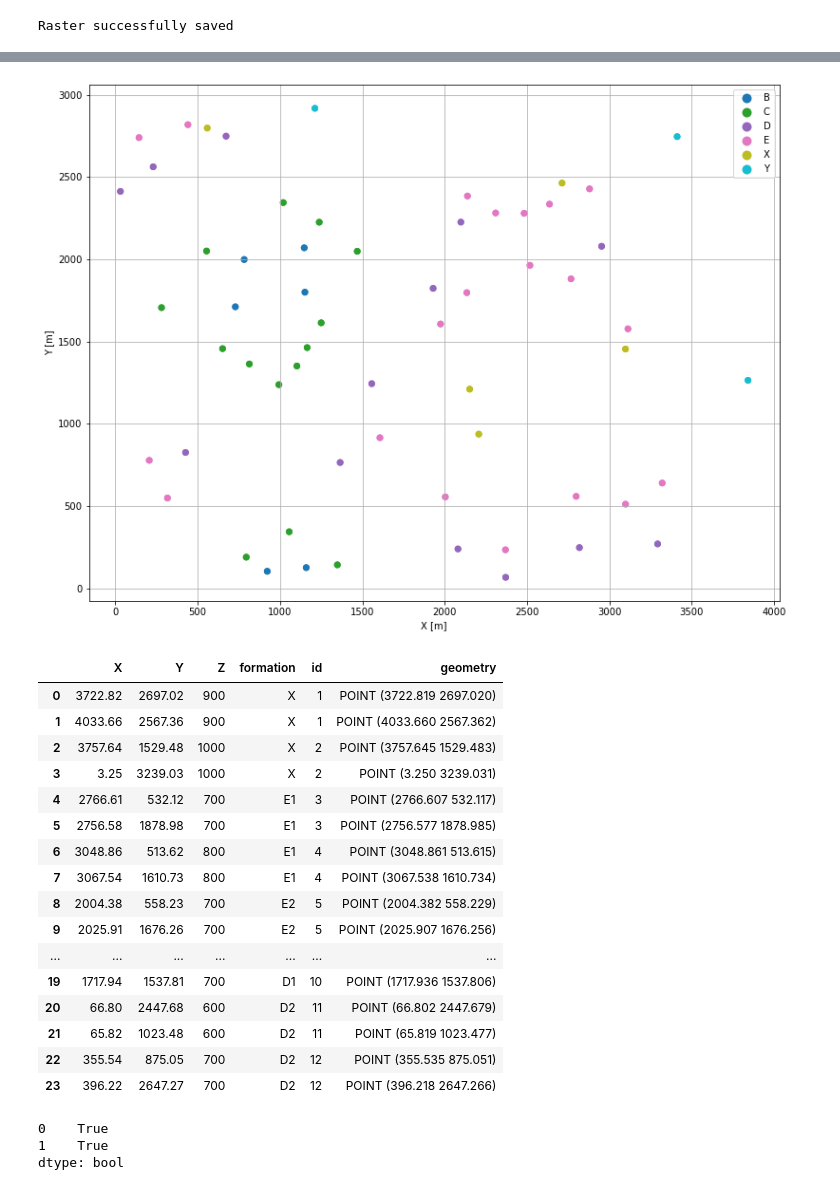
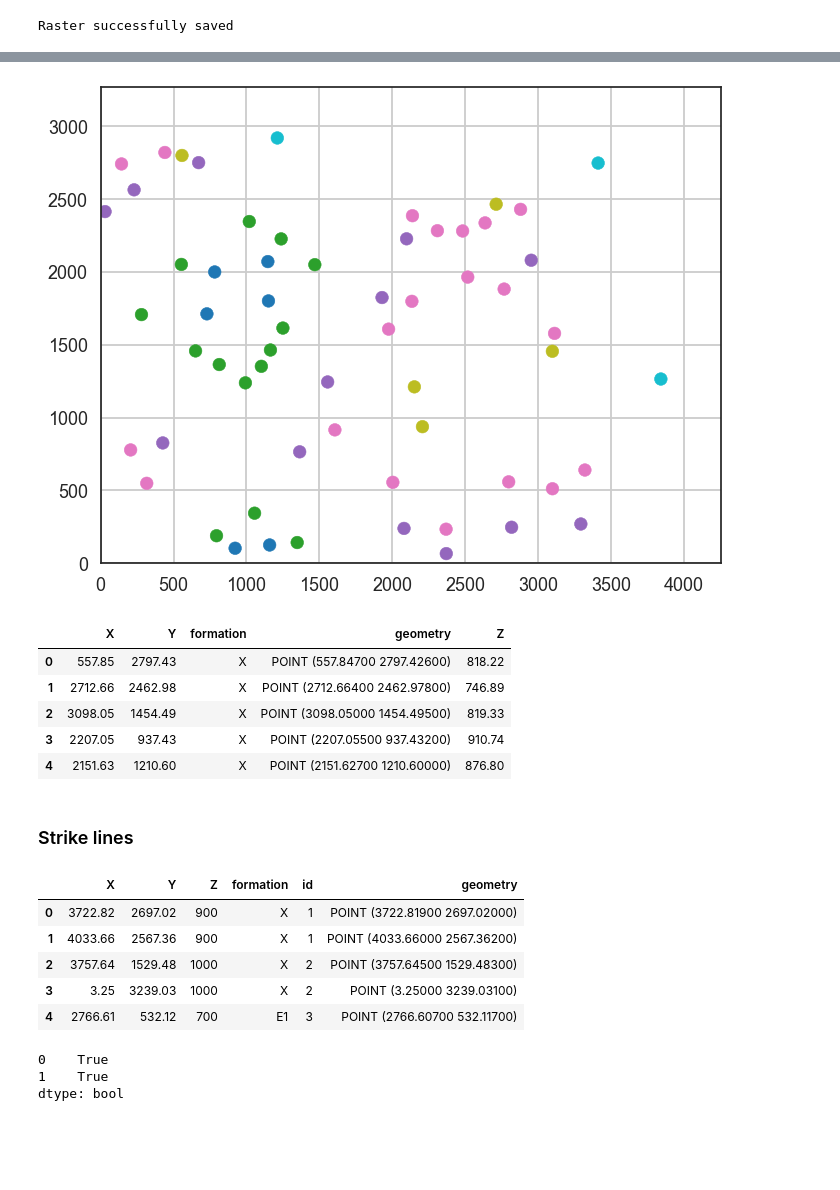
Before and after one commit to nfcd/mapsTo3DModels, a Jupyter notebook: map5_folds_unconformity/map5_folds_unconformity.ipynb, the cells around one changed output, grey strips where cells are left out. Drawn from its saved outputs; the diff is of its cells as text; code cells hidden in the pictures; blank space fills up the shorter version.

```diff
--- a/map5_folds_unconformity/map5_folds_unconformity.ipynb
+++ b/map5_folds_unconformity/map5_folds_unconformity.ipynb
@@ -67,6 +73,6 @@ topo_raster = rasterio.open('dem_map5.tif')
 # %%
 # Read the contacts. These are the bases of the units
-contacts = gpd.read_file(current_directory+'/contacts/contacts.shp')
+contacts = gpd.read_file(os.path.join("contacts", "contacts.shp"))
 contacts.head()
 # %% [output]
 |  | X | Y | formation | geometry |
@@ -96,35 +84,36 @@ contacts_with_Z
 # %%
 # Plot the points on the contacts
-fig, ax = plt.subplots(1, figsize=(15, 10))
-contacts.plot(ax=ax, column='formation', legend=True, aspect='equal')
-contacts_with_Z.plot(ax=ax, column='formation', legend=True, aspect='equal')
-plt.grid()
-ax.set_xlabel('X [m]')
-ax.set_ylabel('Y [m]');
+fig, ax = plt.subplots(1, figsize=(8, 8))
+contacts.plot(ax=ax, column="formation", aspect="equal")
+ax.set_ylim((0,3265))
+ax.set_xlim((0,4252))
+ax.grid();
 # %% [output]
-[figure, old version]
+[figure, new version]
+# %%
+# Extract the Z coordinate of the points at the contacts
+contacts_with_Z = gg.vector.extract_xyz(gdf=contacts, dem=topo_raster)
+contacts_with_Z.head()
+# %% [output]
+|  | X | Y | formation | geometry | Z |
+| 0 | 557.85 | 2797.43 | X | POINT (557.84700 2797.42600) | 818.22 |
+| 1 | 2712.66 | 2462.98 | X | POINT (2712.66400 2462.97800) | 746.89 |
+| 2 | 3098.05 | 1454.49 | X | POINT (3098.05000 1454.49500) | 819.33 |
+| 3 | 2207.05 | 937.43 | X | POINT (2207.05500 937.43200) | 910.74 |
+| 4 | 2151.63 | 1210.60 | X | POINT (2151.62700 1210.60000) | 876.80 |
+# %% [markdown]
+### Strike lines
 # %%
 # Read the strike lines
 # In comparison to maps 1-4, this is a more complex structure, so we need more strike lines
-gdf = gpd.read_file(current_directory+'/strike_lines/strike_lines.shp')
-gdf
+gdf = gpd.read_file(os.path.join("strike_lines", "strike_lines.shp"))
+gdf.head()
 # %% [output]
 |  | X | Y | Z | formation | id | geometry |
-| 0 | 3722.82 | 2697.02 | 900 | X | 1 | POINT (3722.819 2697.020) |
-| 1 | 4033.66 | 2567.36 | 900 | X | 1 | POINT (4033.660 2567.362) |
-| 2 | 3757.64 | 1529.48 | 1000 | X | 2 | POINT (3757.645 1529.483) |
-| 3 | 3.25 | 3239.03 | 1000 | X | 2 | POINT (3.250 3239.031) |
-| 4 | 2766.61 | 532.12 | 700 | E1 | 3 | POINT (2766.607 532.117) |
-| 5 | 2756.58 | 1878.98 | 700 | E1 | 3 | POINT (2756.577 1878.985) |
-| 6 | 3048.86 | 513.62 | 800 | E1 | 4 | POINT (3048.861 513.615) |
-| 7 | 3067.54 | 1610.73 | 800 | E1 | 4 | POINT (3067.538 1610.734) |
-| 8 | 2004.38 | 558.23 | 700 | E2 | 5 | POINT (2004.382 558.229) |
-| 9 | 2025.91 | 1676.26 | 700 | E2 | 5 | POINT (2025.907 1676.256) |
-| ... | ... | ... | ... | ... | ... | ... |
-| 19 | 1717.94 | 1537.81 | 700 | D1 | 10 | POINT (1717.936 1537.806) |
-| 20 | 66.80 | 2447.68 | 600 | D2 | 11 | POINT (66.802 2447.679) |
-| 21 | 65.82 | 1023.48 | 600 | D2 | 11 | POINT (65.819 1023.477) |
-| 22 | 355.54 | 875.05 | 700 | D2 | 12 | POINT (355.535 875.051) |
-| 23 | 396.22 | 2647.27 | 700 | D2 | 12 | POINT (396.218 2647.266) |
+| 0 | 3722.82 | 2697.02 | 900 | X | 1 | POINT (3722.81900 2697.02000) |
+| 1 | 4033.66 | 2567.36 | 900 | X | 1 | POINT (4033.66000 2567.36200) |
+| 2 | 3757.64 | 1529.48 | 1000 | X | 2 | POINT (3757.64500 1529.48300) |
+| 3 | 3.25 | 3239.03 | 1000 | X | 2 | POINT (3.25000 3239.03100) |
+| 4 | 2766.61 | 532.12 | 700 | E1 | 3 | POINT (2766.60700 532.11700) |
 # %%
 # Convert the points into strike lines
```
Also changed, not shown: parts of 38 cells of this notebook, 10 other files.
